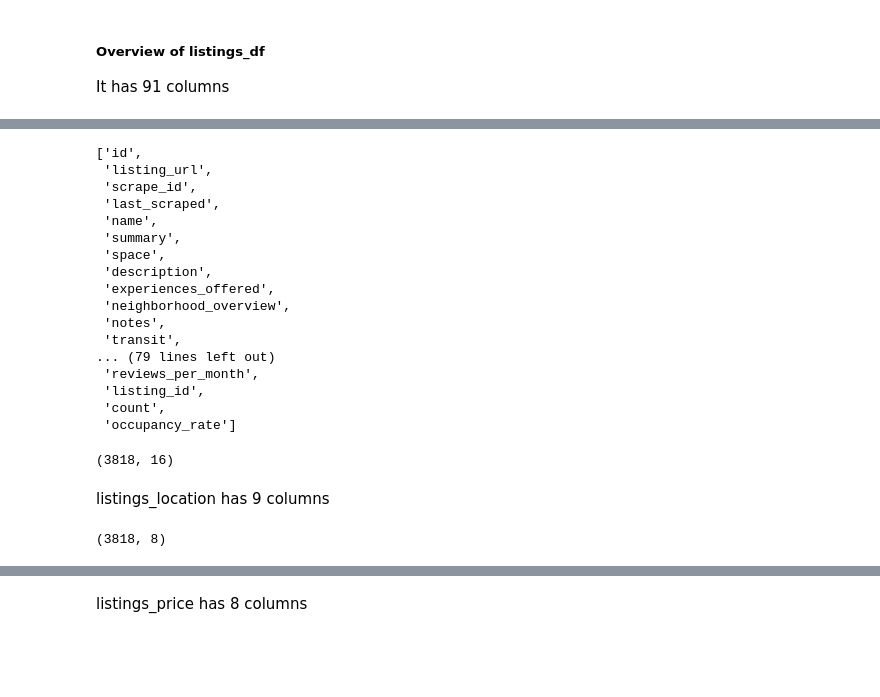
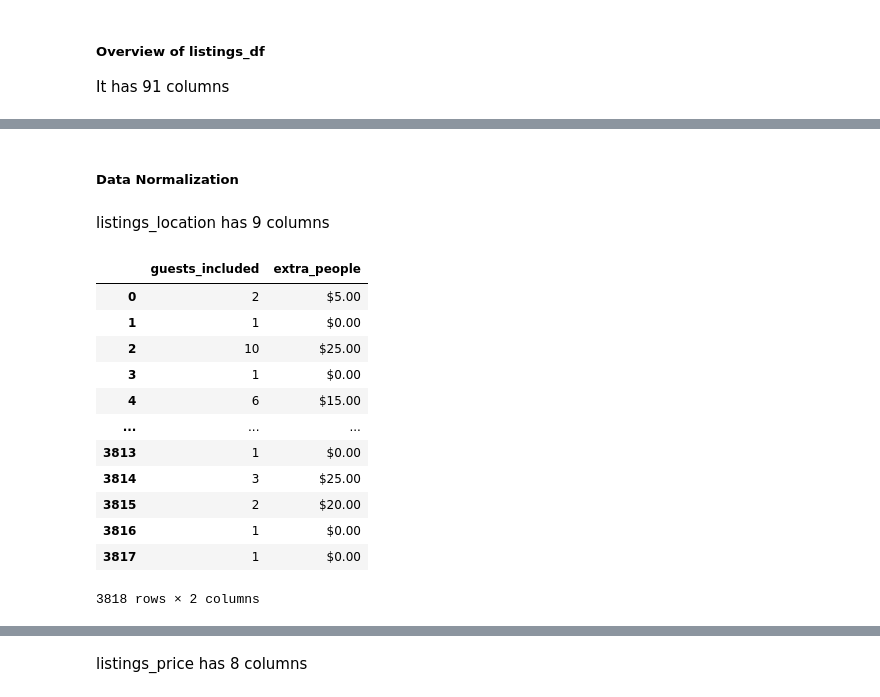
Before and after one commit to fabdanolu/Seattle-Airbnb, a Jupyter notebook: seattle.ipynb, the cells around one changed output, grey strips where cells are left out. Cells and saved outputs as stored; diff of their text form; code cells hidden in the pictures; blank space fills up the shorter version.

```diff
--- a/seattle.ipynb
+++ b/seattle.ipynb
@@ -135,47 +170,49 @@ listings_df.shape
-# %%
-listings_df.columns.to_list()
-# %% [output]
-['id',
- 'listing_url',
- 'scrape_id',
- 'last_scraped',
- 'name',
- 'summary',
- 'space',
- 'description',
- 'experiences_offered',
- 'neighborhood_overview',
- 'notes',
- 'transit',
-... (79 lines left out)
- 'reviews_per_month',
- 'listing_id',
- 'count',
- 'occupancy_rate']
+# %% [markdown]
+##### Data Normalization
 # %%
-listings_location = listings_df[['id','name', 'description', 'neighbourhood', 'city', 'state', 'is_location_exact','count',
+# Normalize for listings_location for locational details
+
+listings_location = listings_df[['id',
+'name',
+'description',
+'neighbourhood',
+'city',
+'state',
+'is_location_exact',
  'zipcode',
  'market',
  'smart_location',
  'country_code',
  'country',
  'latitude',
- 'longitude',
- 'occupancy_rate' ]]
+ 'longitude']]
 
 listings_location.shape
-# %% [output]
-(3818, 16)
 # %% [markdown]
 listings_location has 9 columns
 # %%
-listings_price = listings_df[['id', 'price',
- 'weekly_price',
- 'monthly_price',
- 'security_deposit',
- 'cleaning_fee','count',
- 'occupancy_rate']]
+# Normalize for listings_price for pricing details
+listings_price = listings_df[['id',
+'price',
+'weekly_price',
+'monthly_price',
+'security_deposit',
+'cleaning_fee']]
 
 listings_price.shape
-# %% [output]
-(3818, 8)
+# %%
+listings_df[['guests_included','extra_people']]
+# %% [output]
+|  | guests_included | extra_people |
+| 0 | 2 | $5.00 |
+| 1 | 1 | $0.00 |
+| 2 | 10 | $25.00 |
+| 3 | 1 | $0.00 |
+| 4 | 6 | $15.00 |
+| ... | ... | ... |
+| 3813 | 1 | $0.00 |
+| 3814 | 3 | $25.00 |
+| 3815 | 2 | $20.00 |
+| 3816 | 1 | $0.00 |
+| 3817 | 1 | $0.00 |
+3818 rows × 2 columns
```
Also changed, not shown: parts of 64 cells of this notebook, 1 other file.
